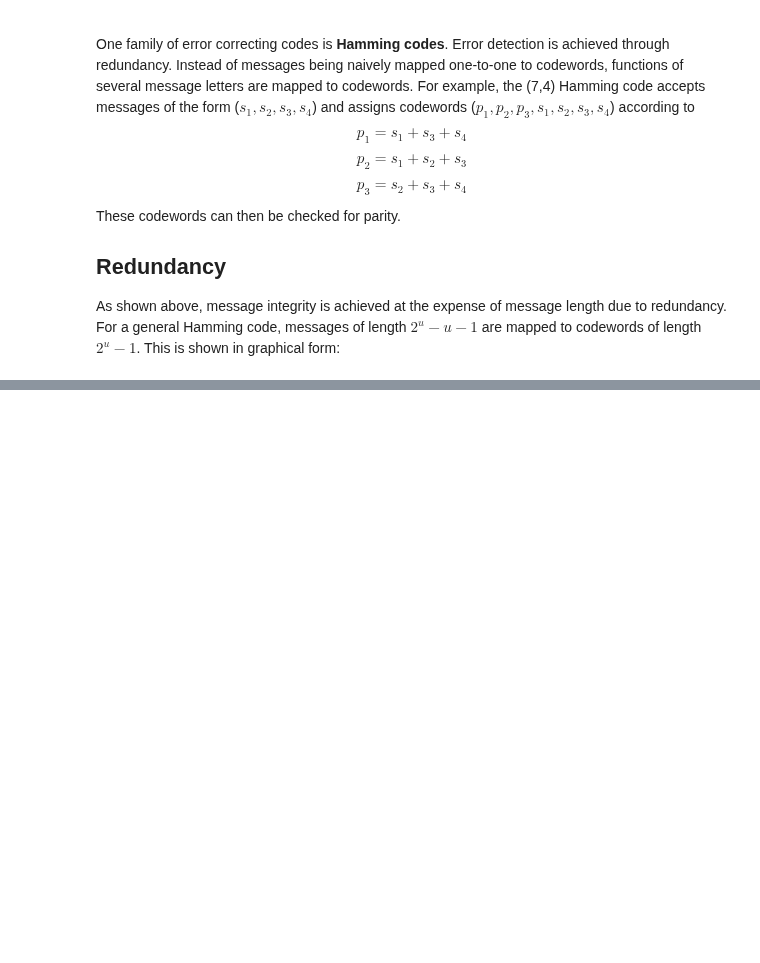
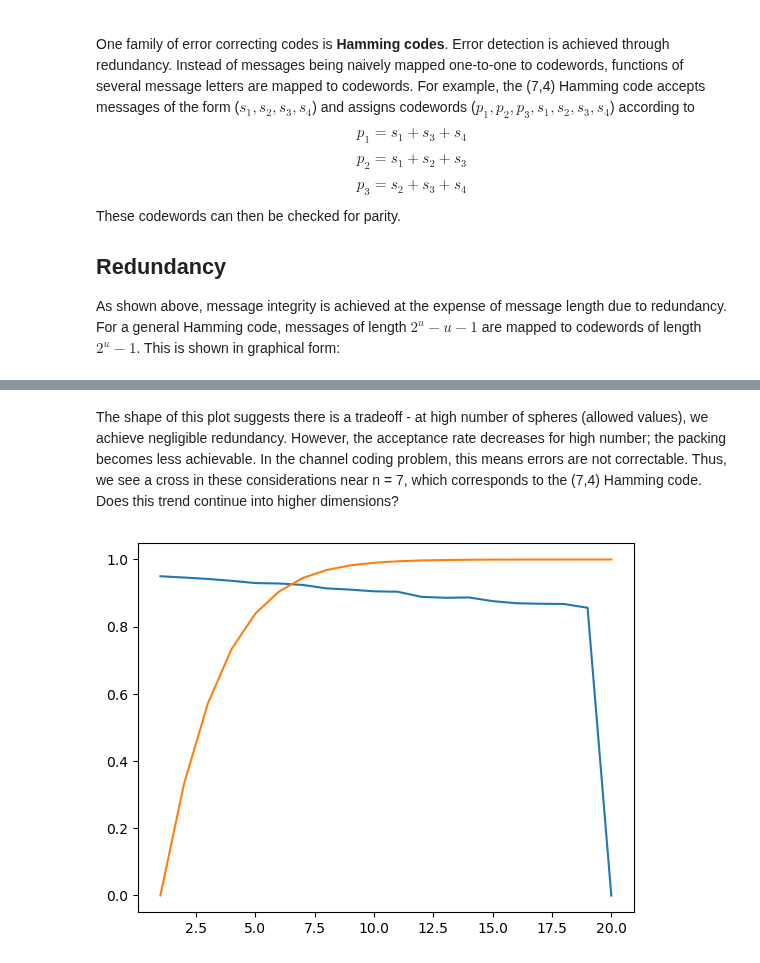
Before and after one commit to Potatoasad/Computational-Physics-Final-Project, a Jupyter notebook: hamming.ipynb, the cells around one changed output, grey strips where cells are left out. Drawn from its saved outputs; the diff is of its cells as text; code cells hidden in the pictures; blank space fills up the shorter version.

Commit message:
Final changes to hamming code. Still need to clean up

```diff
--- a/hamming.ipynb
+++ b/hamming.ipynb
@@ -55,0 +126,35 @@ Mean distance: 0.12141485037288925
+# %% [markdown]
+The shape of this plot suggests there is a tradeoff - at high number of spheres (allowed values), we achieve negligible redundancy. However, the acceptance rate decreases for high number; the packing becomes less achievable. In the channel coding problem, this means errors are not correctable. Thus, we see a cross in these considerations near n = 7, which corresponds to the (7,4) Hamming code. Does this trend continue into higher dimensions?
+# %%
+from packing_problem import *
+import time as t
+import matplotlib.pyplot as plt
+from mpl_toolkits.mplot3d import Axes3D
+
+plt.ion()
+nsample = 20
+nrn = 20
+low = 1
+high =21
+step = (high - low)/(nrn-1)
+ns = np.arange(low,high+1,step,dtype=int)
+rs = (2 ** ns - ns -1)/(2 ** ns - 1)
+ds = np.zeros(nrn)
+accepts = np.zeros(nsample)
+dist = np.zeros(nsample)
+dists = np.zeros(nrn)
+for i in range(0,nrn-1):
+  for j in range(nsample-1):
+    h = HardSpherePacking(number_balls=ns[i], dimensions=7, number_samples=200)
+    h.fit()
+    accept = np.round(h.acceptance_rate,6)
+    accepts[j] = accept
+    dists[j] = np.mean(h.all_distances(h.coordinates))
+
+  ds[i] = np.mean(accepts)
+  dists[i] = np.mean(dist)
+plt.plot(ns, dists)
+plt.plot(ns,rs)
+plt.show()
+# %% [output]
+[figure, added]
```
Also changed, not shown: parts of 6 cells of this notebook.
